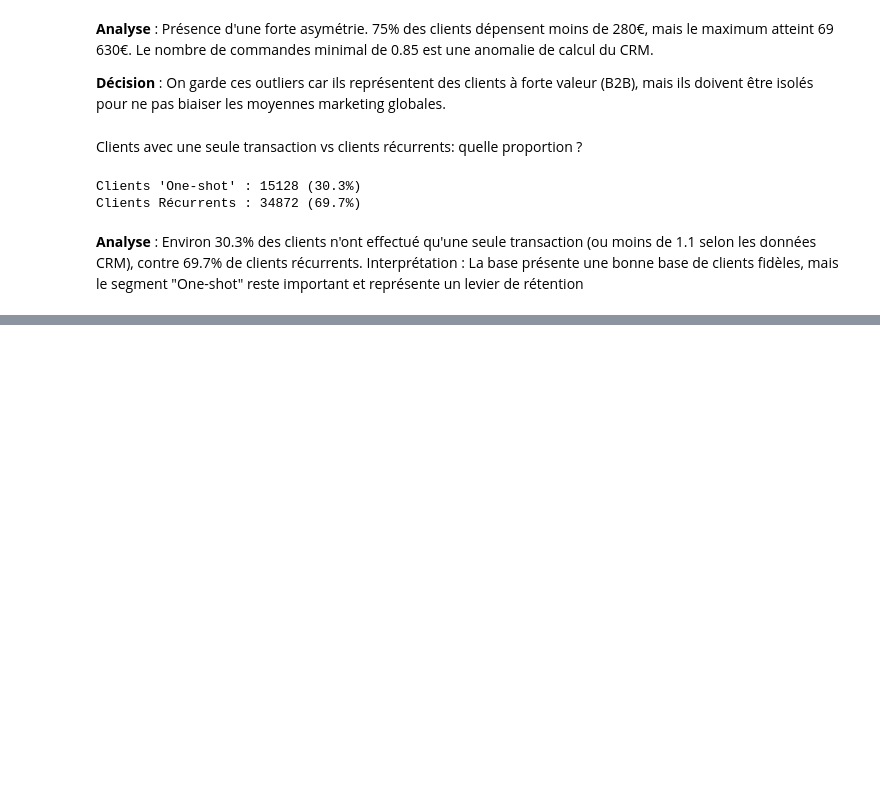
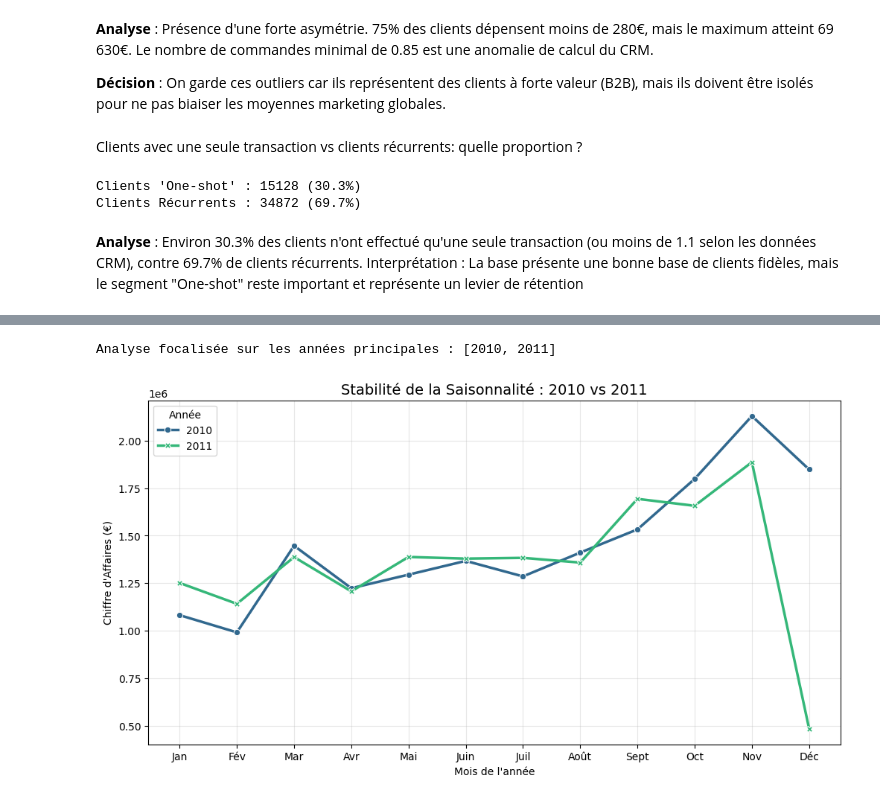
Before and after one commit to fds-imane/Data_Marketing, a Jupyter notebook: data_marketing.ipynb, the cells around one changed output, grey strips where cells are left out. Saved outputs shown, nothing was run; the diff lists cells and outputs as text; code cells hidden in the pictures; blank space fills up the shorter version.

```diff
--- a/data_marketing.ipynb
+++ b/data_marketing.ipynb
@@ -474,0 +548,27 @@ Interprétation : La base présente une bonne base de clients fidèles, mais le
+# %%
+import seaborn as sns
+
+# 1. On identifie les deux années qui ont le plus de transactions
+top_years = transactions['year'].value_counts().nlargest(2).index.sort_values()
+print(f"Analyse focalisée sur les années principales : {top_years.tolist()}")
+
+# 2. On filtre le DataFrame pour ne garder que ces deux années
+df_compare = transactions[transactions['year'].isin(top_years)]
+
+# 3. Création du pivot pour ces deux années uniquement
+pivot_ca = df_compare.pivot_table(index='month_num', columns='year', values='line_total', aggfunc='sum')
+
+# 4. Visualisation
+plt.figure(figsize=(12, 6))
+sns.lineplot(data=pivot_ca, markers=True, dashes=False, palette='viridis', linewidth=2.5)
+
+plt.title(f'Stabilité de la Saisonnalité : {top_years[0]} vs {top_years[1]}', fontsize=14)
+plt.xticks(range(1, 13), ['Jan', 'Fév', 'Mar', 'Avr', 'Mai', 'Juin', 'Juil', 'Août', 'Sept', 'Oct', 'Nov', 'Déc'])
+plt.ylabel('Chiffre d\'Affaires (€)')
+plt.xlabel('Mois de l\'année')
+plt.legend(title='Année')
+plt.grid(True, alpha=0.3)
+plt.show()
+# %% [output]
+Analyse focalisée sur les années principales : [2010, 2011]
+[figure, added]
```
Also changed, not shown: parts of 25 cells of this notebook.
